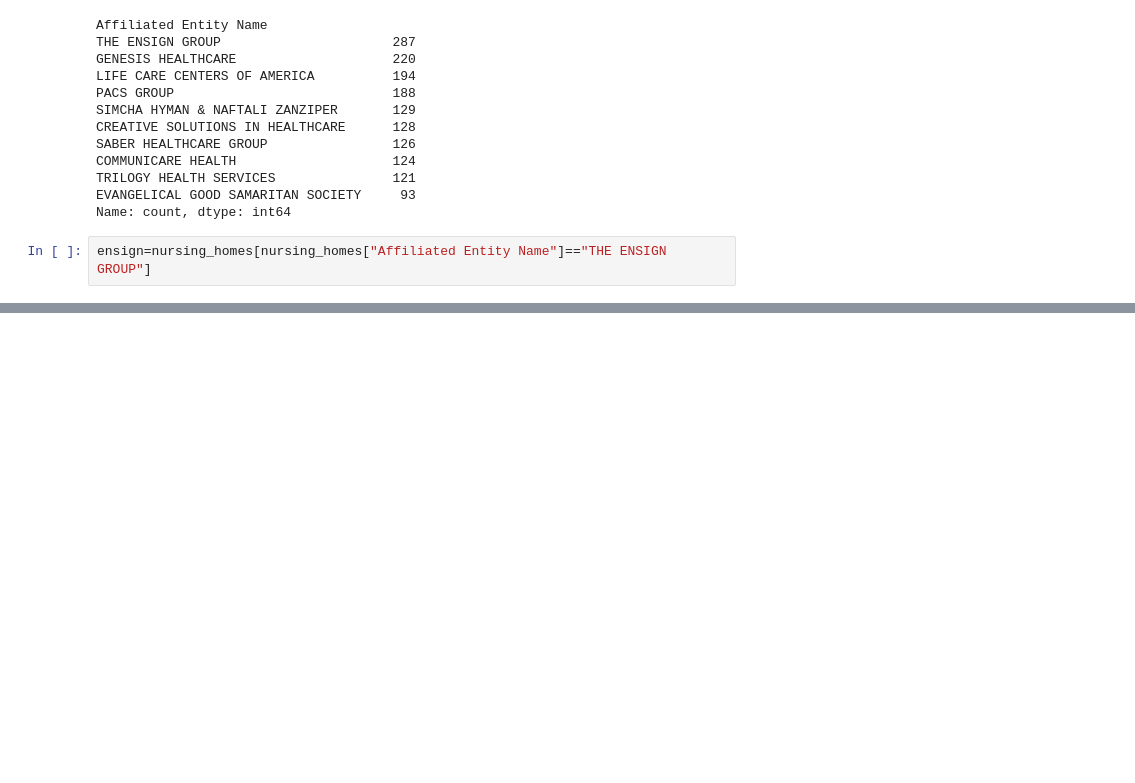
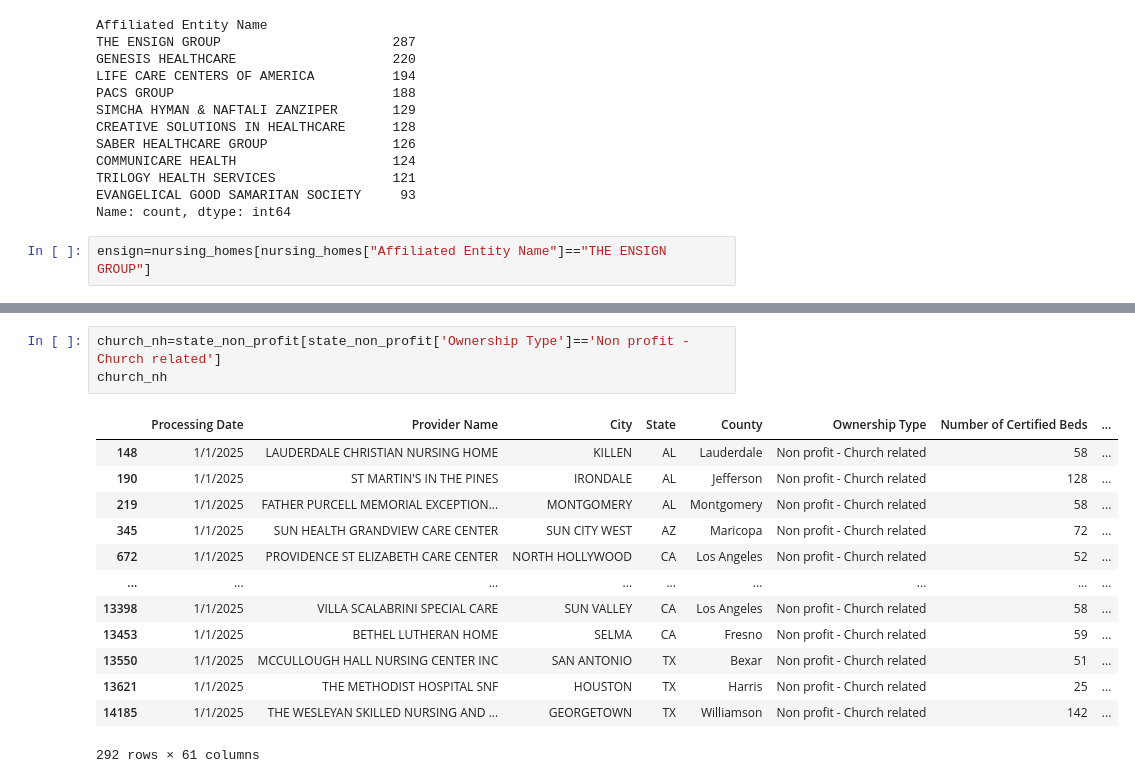
Before and after one commit to ebestford/Nursing_Homes_US, a Jupyter notebook: notebook/Elizabeth Bestford Python Capstone.ipynb, the cells around one changed output, grey strips where cells are left out. Saved outputs shown, nothing was run; the diff lists cells and outputs as text; blank space fills up the shorter version.

```diff
--- a/notebook/Elizabeth Bestford Python Capstone.ipynb
+++ b/notebook/Elizabeth Bestford Python Capstone.ipynb
@@ -482,0 +602,17 @@ common_NH
+# %%
+church_nh=state_non_profit[state_non_profit['Ownership Type']=='Non profit - Church related']
+church_nh
+# %% [output]
+|  | Processing Date | Provider Name | City | State | County | Ownership Type | Number of Certified Beds | ... |
+| 148 | 1/1/2025 | LAUDERDALE CHRISTIAN NURSING HOME | KILLEN | AL | Lauderdale | Non profit - Church related | 58 | ... |
+| 190 | 1/1/2025 | ST MARTIN'S IN THE PINES | IRONDALE | AL | Jefferson | Non profit - Church related | 128 | ... |
+| 219 | 1/1/2025 | FATHER PURCELL MEMORIAL EXCEPTION... | MONTGOMERY | AL | Montgomery | Non profit - Church related | 58 | ... |
+| 345 | 1/1/2025 | SUN HEALTH GRANDVIEW CARE CENTER | SUN CITY WEST | AZ | Maricopa | Non profit - Church related | 72 | ... |
+| 672 | 1/1/2025 | PROVIDENCE ST ELIZABETH CARE CENTER | NORTH HOLLYWOOD | CA | Los Angeles | Non profit - Church related | 52 | ... |
+| ... | ... | ... | ... | ... | ... | ... | ... | ... |
+| 13398 | 1/1/2025 | VILLA SCALABRINI SPECIAL CARE | SUN VALLEY | CA | Los Angeles | Non profit - Church related | 58 | ... |
+| 13453 | 1/1/2025 | BETHEL LUTHERAN HOME | SELMA | CA | Fresno | Non profit - Church related | 59 | ... |
+| 13550 | 1/1/2025 | MCCULLOUGH HALL NURSING CENTER INC | SAN ANTONIO | TX | Bexar | Non profit - Church related | 51 | ... |
+| 13621 | 1/1/2025 | THE METHODIST HOSPITAL SNF | HOUSTON | TX | Harris | Non profit - Church related | 25 | ... |
+| 14185 | 1/1/2025 | THE WESLEYAN SKILLED NURSING AND ... | GEORGETOWN | TX | Williamson | Non profit - Church related | 142 | ... |
+292 rows × 61 columns
```
Also changed, not shown: parts of 29 cells of this notebook.
